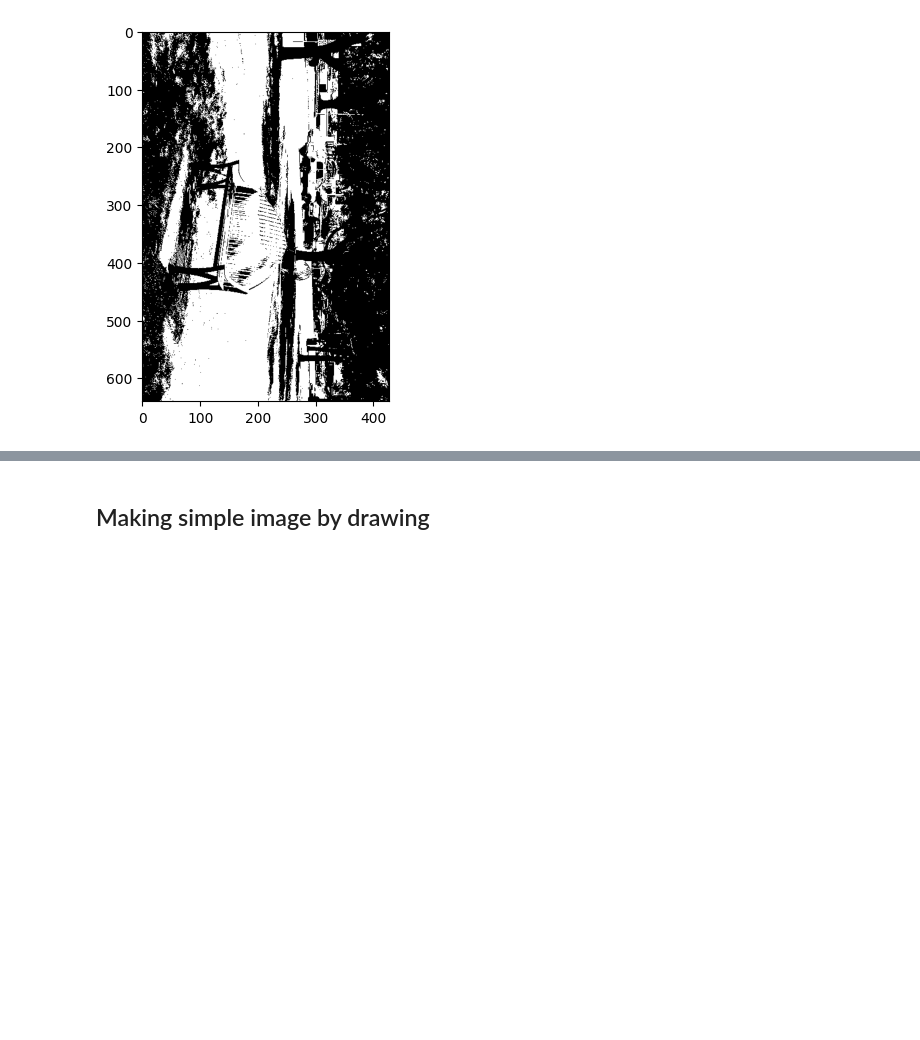
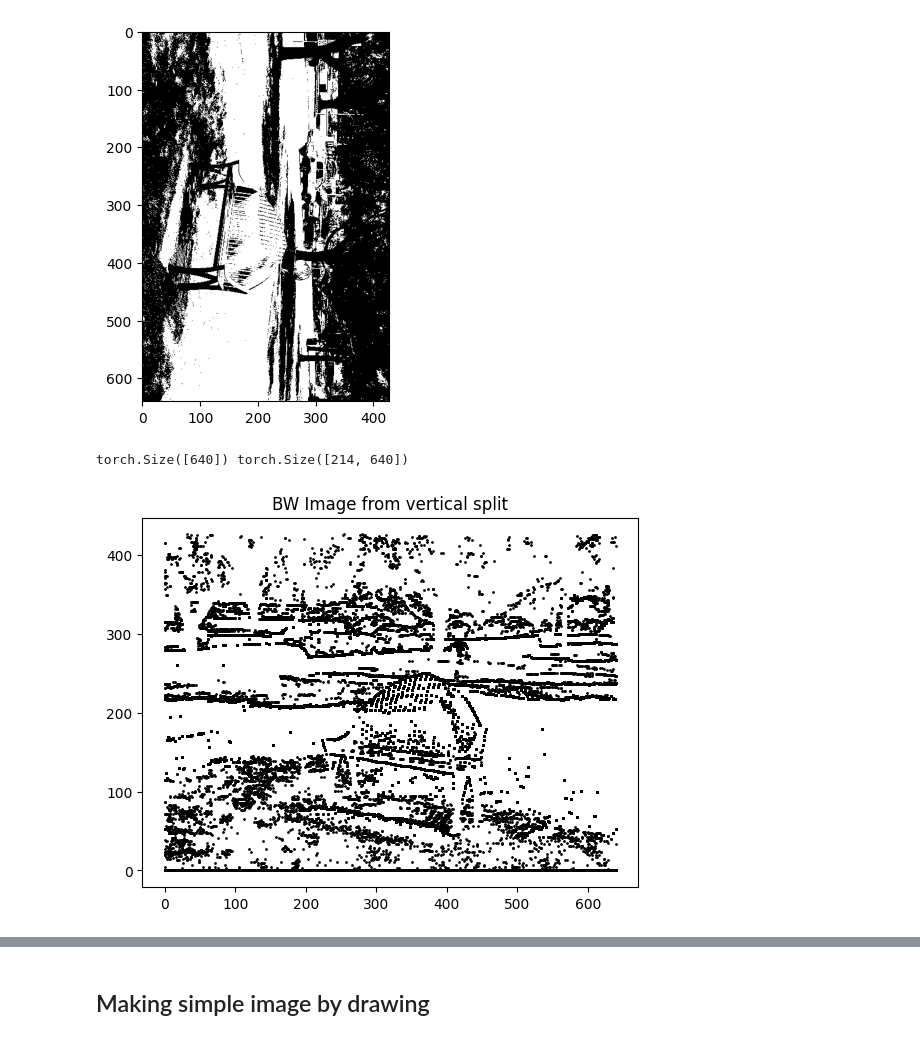
Before and after one commit to sjamthe/customNNexperiments, a Jupyter notebook: ImageUnderstanding-1.ipynb, the cells around one changed output, grey strips where cells are left out. Drawn from its saved outputs; the diff is of its cells as text; code cells hidden in the pictures; blank space fills up the shorter version.

```diff
--- a/ImageUnderstanding-1.ipynb
+++ b/ImageUnderstanding-1.ipynb
@@ -83,4 +91,40 @@ plt.imshow(bw_array_rotated, cmap='gray')
 # %% [output]
 <matplotlib.image.AxesImage at 0x...>
 [figure]
+# %%
+# Return x,y coordinates from a bw_array by splitting vertically
+def bwarray_to_xy_v(bw_array, step):
+    # torch.min(array, dim=0) will give us lowest location for zero/black value (from the top)
+    # zeros_indices is the y value we train the segments on.
+    # flip the image vertically as the y axis starts from top to bottom for a default image
+    bw_array = torchvision.transforms.functional.vflip(bw_array)
+
+    image_height = bw_array.shape[0]
+    image_width = bw_array.shape[1]
+    rows = torch.arange(0, image_height, step).shape[0]
+    cols = image_width
+    ys = torch.zeros([rows,cols])
+    for i in torch.arange(rows):
+        _, zeros_indices = torch.min(bw_array[i*step:rows*step,:], dim=0)
+        mask = zeros_indices > 0
+        ys[i] = zeros_indices + zeros_indices.masked_fill(mask, i*step)
+
+    #flip the y axis before we return y
+    y = ys #image_height - ys
+    x = torch.arange(0,image_width)
+    return x, y
+# %%
+# Get x,y from BW image by splitting vertically
+step = 2
+xv, yv = bwarray_to_xy_v(bw_array, step)
+print(xv.shape, yv.shape)
+
+# Plot the y,x coordinates to confirm they represent image
+#plt.ylim(ymin=0, ymax=image_height)
+plt.title("BW Image from vertical split")
+for i in torch.arange(yv.shape[0]):
+    plt.scatter(xv, yv[i] ,s=1,c='black')
+# %% [output]
+torch.Size([640]) torch.Size([214, 640])
+[figure, added]
 # %%
```
Also changed, not shown: parts of 9 cells of this notebook.
